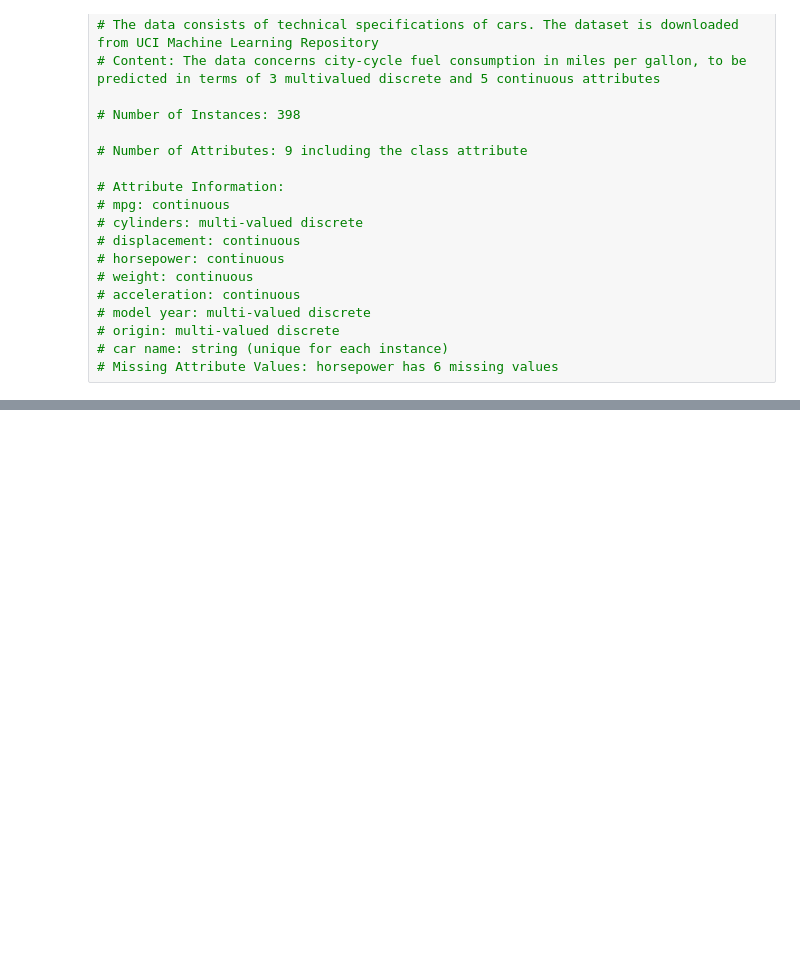
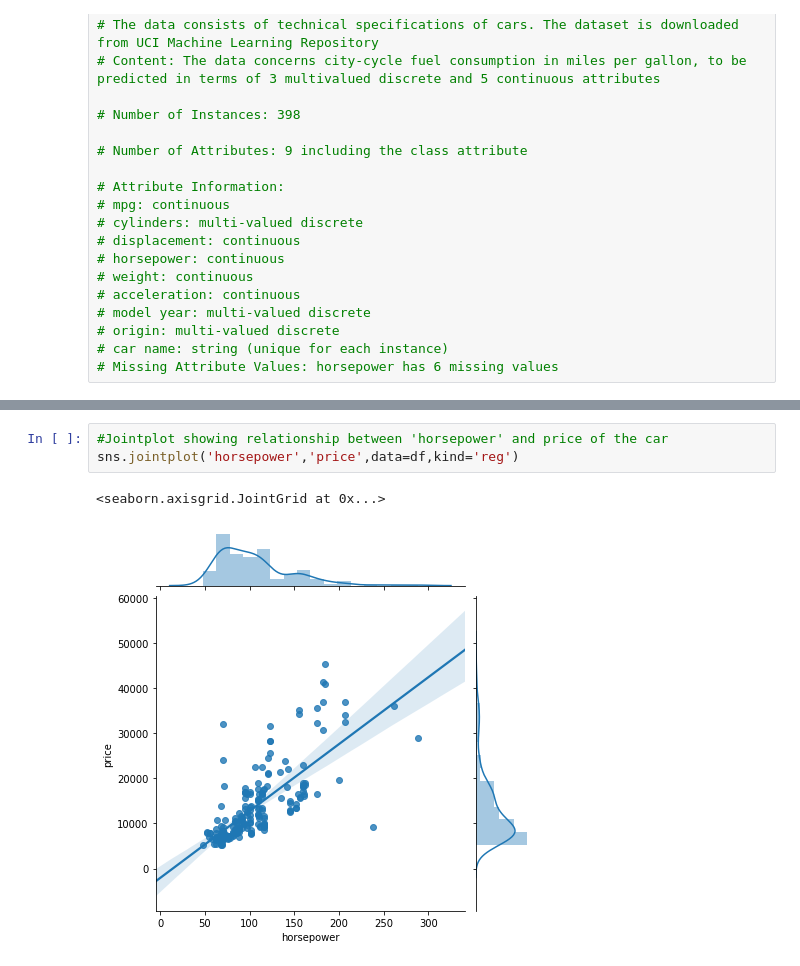
Before and after one commit to VijayaKumariSwamy/10_My_LearningProjects, a Jupyter notebook: 01_CA_Data_Exploration of Automobile Data.ipynb, the cells around one changed output, grey strips where cells are left out. Cells and saved outputs as stored; diff of their text form; blank space fills up the shorter version.

```diff
--- a/01_CA_Data_Exploration of Automobile Data.ipynb
+++ b/01_CA_Data_Exploration of Automobile Data.ipynb
@@ -39,0 +102,6 @@
+# %%
+#Jointplot showing relationship between 'horsepower' and price of the car
+sns.jointplot('horsepower','price',data=df,kind='reg')
+# %% [output]
+<seaborn.axisgrid.JointGrid at 0x...>
+[figure, added]
```
Also changed, not shown: parts of 12 cells of this notebook.
